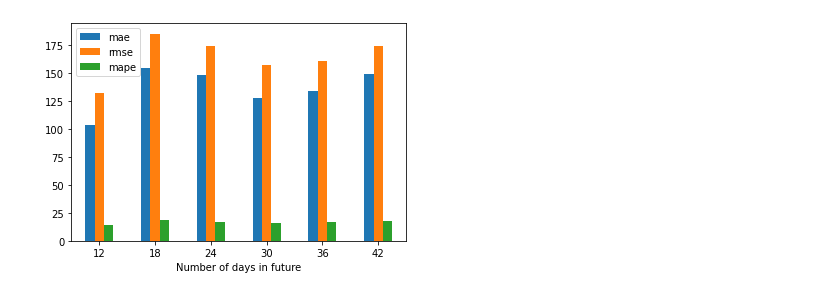
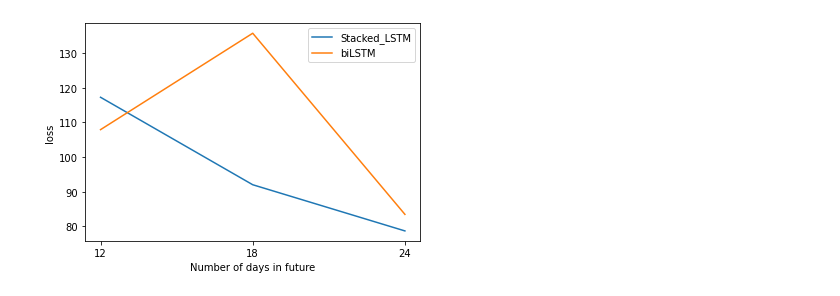
Before and after one commit to Tahuubinh/DL_HUST_Project, a Jupyter notebook: Code/Result_visualization.ipynb, the cells around one changed output. Cells and saved outputs as stored; diff of their text form; code cells hidden in the pictures.

```diff
--- a/Code/Result_visualization.ipynb
+++ b/Code/Result_visualization.ipynb
@@ -37,4 +53,19 @@ ax
-# %%
-ax = plotLossColumns("../Results/VAR/**.json")
-# %% [output]
-[figure, removed]
+# %%
+def plotLSTMline(typeLSTMs, loss_type):
+    # typeLSTMs = ['Stacked_LSTM', 'biLSTM', 'Encoder_Decoder_LSTM', 'Attention_LSTM', 'GRU']
+    df = dict()
+    range_days = [*range(12, 30, 6)]
+    for typeLSTM in typeLSTMs:
+        df[typeLSTM] = list()
+        for num_future_day in range_days:
+            with open(f"../Results/{typeLSTM}/history_{num_future_day}_future_24_version_1/metrics_test.json"
+                     ) as json_file:
+                data = json.load(json_file)
+            df[typeLSTM].append(data[loss_type])
+    df = pd.DataFrame(df, index = range_days)
+    ax = df.plot.line(xlabel = 'Number of days in future', ylabel = 'loss')
+    ax.set_xticks(range_days)
+    return ax
+ax = plotLSTMline(['Stacked_LSTM', 'biLSTM'], 'mae')
+# %% [output]
+[figure, added]
```
Also changed, not shown: parts of 6 cells of this notebook, 6 other files.
